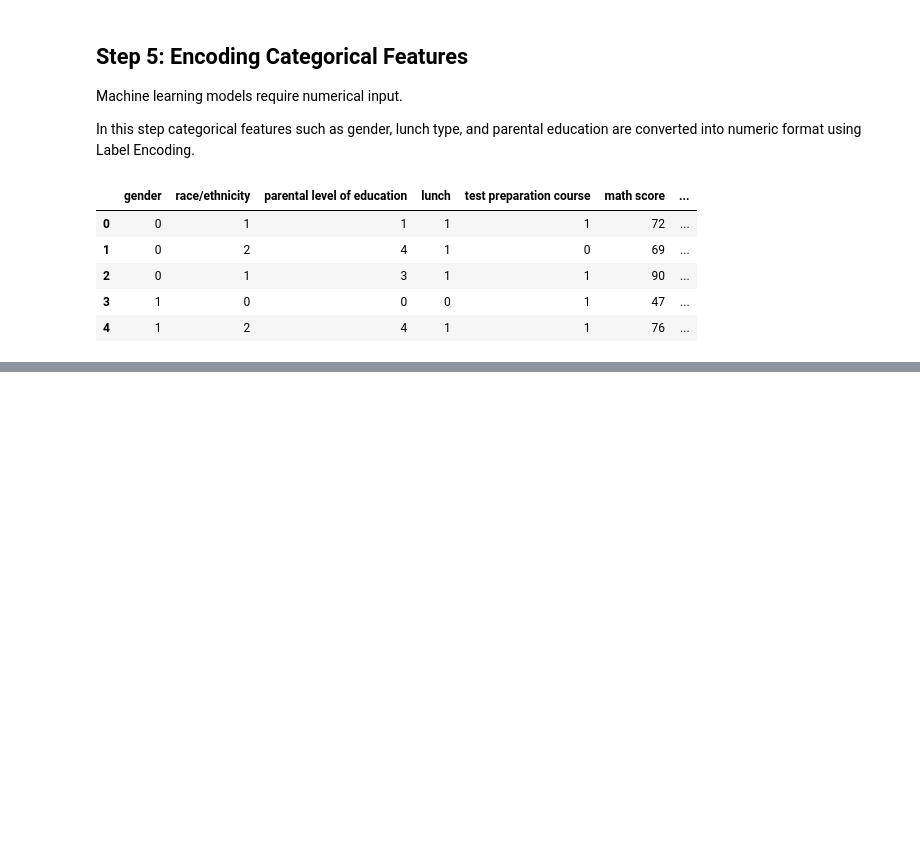
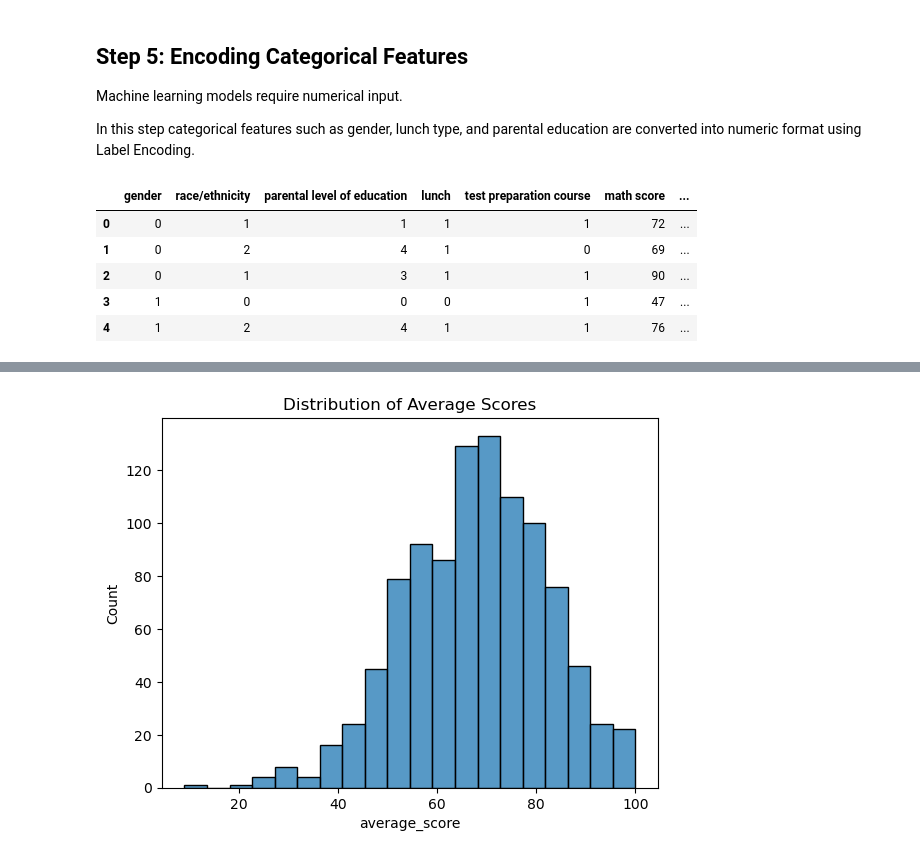
Before and after one commit to TheAkshatGupta/Student-Performance-Prediction, a Jupyter notebook: notebook/student_performance.ipynb, the cells around one changed output, grey strips where cells are left out. Cells and saved outputs as stored; diff of their text form; code cells hidden in the pictures; blank space fills up the shorter version.

Commit message:
Step 6: Performed exploratory data analysis with visualizations

```diff
--- a/notebook/student_performance.ipynb
+++ b/notebook/student_performance.ipynb
@@ -153,0 +164,6 @@ df.head()
+# %%
+sns.histplot(df["average_score"], bins=20)
+plt.title("Distribution of Average Scores")
+plt.show()
+# %% [output]
+[figure, added]
```
Also changed, not shown: parts of 3 cells of this notebook.
